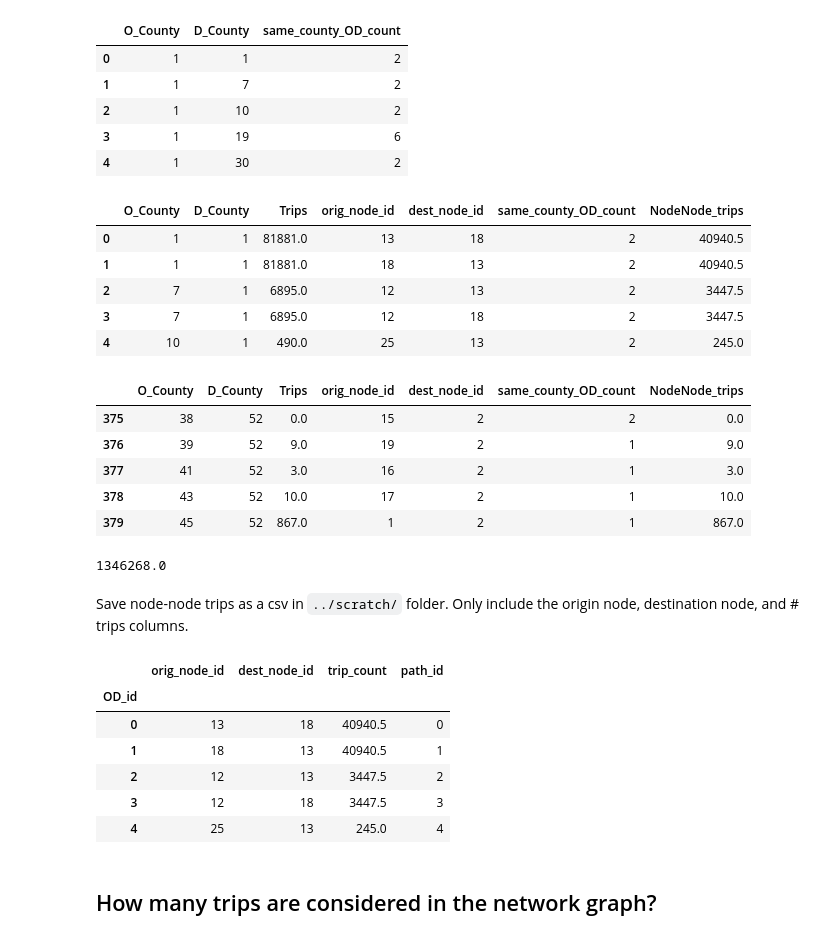
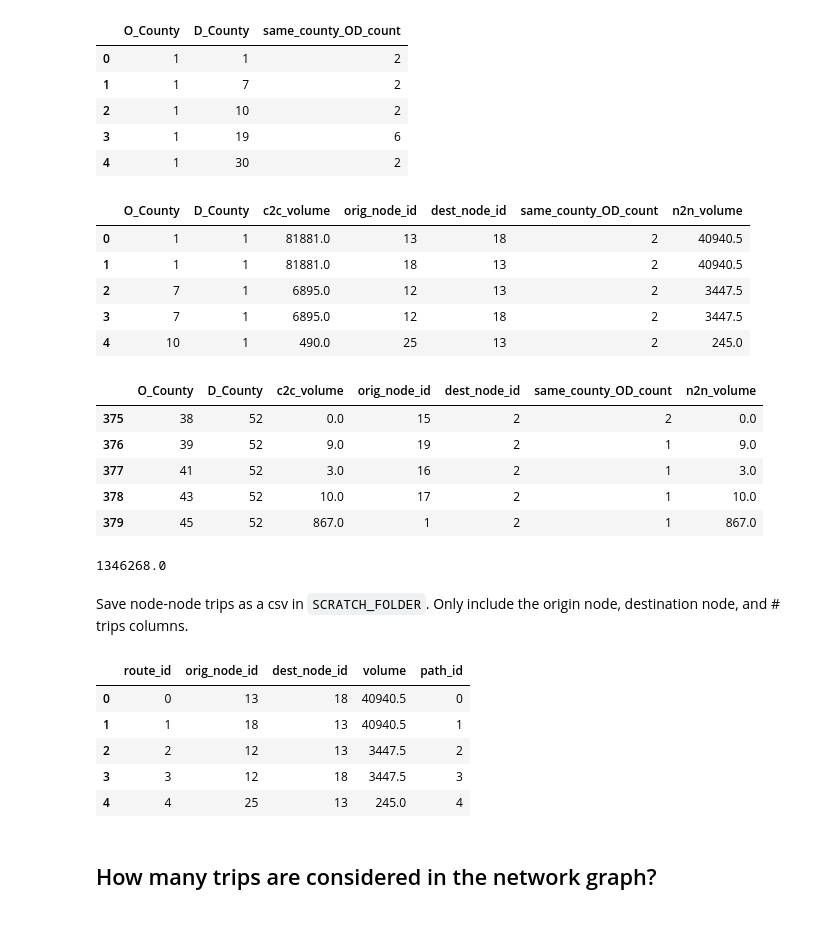
Before and after one commit to ligz08/CHIP-MDHD, a Jupyter notebook: LongHaul_module/scripts/02 County-County Trip Counts to Node-Node Trip Counts.ipynb, the cells around one changed output. Saved outputs shown, nothing was run; the diff lists cells and outputs as text; code cells hidden in the pictures.

Commit message:
Review LH module. Apply data set naming conventions, Nodes, Arcs, Routes, Paths, etc.

```diff
--- a/LongHaul_module/python/02 County-County Trip Counts to Node-Node Trip Counts.ipynb
+++ b/LongHaul_module/scripts/02 County-County Trip Counts to Node-Node Trip Counts.ipynb
@@ -208,7 +211,7 @@ nn_trips.head()
 | 5 | 7 | 1 | 6895.0 | 12 | 18 |
 | 6 | 10 | 1 | 490.0 | 25 | 13 |
 # %%
-od_count = nn_trips.groupby(['O_County', 'D_County']).size().to_frame(name='same_county_OD_count').reset_index()
+od_count = n2n_vol.groupby(['O_County', 'D_County']).size().to_frame(name='same_county_OD_count').reset_index()
 od_count.head()
 # %% [output]
 |  | O_County | D_County | same_county_OD_count |
@@ -218,4 +221,4 @@ od_count.head()
 | 3 | 1 | 19 | 6 |
 | 4 | 1 | 30 | 2 |
 # %%
-nn_trips = pd.merge(left=nn_trips, right=od_count, on=['O_County','D_County'])
+n2n_vol = pd.merge(left=n2n_vol, right=od_count, on=['O_County','D_County'])
@@ -224,42 +225,44 @@ nn_trips['NodeNode_trips'] = nn_trips['Trips']/nn_trips['same_county_OD_count']
+# %%
+n2n_vol['n2n_volume'] = n2n_vol['c2c_volume']/n2n_vol['same_county_OD_count']
 # %%
-display(nn_trips.head())
-display(nn_trips.tail())
+display(n2n_vol.head())
+display(n2n_vol.tail())
 # %% [output]
-|  | O_County | D_County | Trips | orig_node_id | dest_node_id | same_county_OD_count | NodeNode_trips |
+|  | O_County | D_County | c2c_volume | orig_node_id | dest_node_id | same_county_OD_count | n2n_volume |
 | 0 | 1 | 1 | 81881.0 | 13 | 18 | 2 | 40940.5 |
 | 1 | 1 | 1 | 81881.0 | 18 | 13 | 2 | 40940.5 |
 | 2 | 7 | 1 | 6895.0 | 12 | 13 | 2 | 3447.5 |
 | 3 | 7 | 1 | 6895.0 | 12 | 18 | 2 | 3447.5 |
 | 4 | 10 | 1 | 490.0 | 25 | 13 | 2 | 245.0 |
-|  | O_County | D_County | Trips | orig_node_id | dest_node_id | same_county_OD_count | NodeNode_trips |
+|  | O_County | D_County | c2c_volume | orig_node_id | dest_node_id | same_county_OD_count | n2n_volume |
 | 375 | 38 | 52 | 0.0 | 15 | 2 | 2 | 0.0 |
 | 376 | 39 | 52 | 9.0 | 19 | 2 | 1 | 9.0 |
 | 377 | 41 | 52 | 3.0 | 16 | 2 | 1 | 3.0 |
 | 378 | 43 | 52 | 10.0 | 17 | 2 | 1 | 10.0 |
 | 379 | 45 | 52 | 867.0 | 1 | 2 | 1 | 867.0 |
-# %%
-nn_trips['NodeNode_trips'].sum()
-# %% [output]
-1346268.0
+# %%
+n2n_vol['n2n_volume'].sum()
+# %% [output]
+1346268.0
 # %% [markdown]
-Save node-node trips as a csv in `../scratch/` folder. Only include the origin node, destination node, and # trips columns.
+Save node-node trips as a csv in `SCRATCH_FOLDER`. Only include the origin node, destination node, and # trips columns.
 # %%
-OD_info = nn_trips[['orig_node_id', 'dest_node_id', 'NodeNode_trips']].copy()
-OD_info['path_id'] = OD_info.index
-OD_info['OD_id'] = OD_info.index
-OD_info.set_index('OD_id', inplace=True)
-OD_info.rename(columns={'NodeNode_trips':'trip_count'}, inplace=True)
-OD_info.to_csv('../scratch/OD_info.csv', index=False)
+routes = n2n_vol[['orig_node_id', 'dest_node_id', 'n2n_volume']].copy()
+routes['path_id'] = routes.index
+routes['route_id'] = routes.index
+routes.set_index('route_id', inplace=True)
+routes.reset_index(inplace=True)
+routes.rename(columns={'n2n_volume':'volume'}, inplace=True)
+routes.to_csv(os.path.join(SCRATCH_FOLDER, 'Routes.csv'), index=False)
 # %%
-OD_info.head()
+routes.head()
 # %% [output]
-|  | orig_node_id | dest_node_id | trip_count | path_id |
-| OD_id |  |  |  |  |
-| 0 | 13 | 18 | 40940.5 | 0 |
-| 1 | 18 | 13 | 40940.5 | 1 |
-| 2 | 12 | 13 | 3447.5 | 2 |
-| 3 | 12 | 18 | 3447.5 | 3 |
-| 4 | 25 | 13 | 245.0 | 4 |
+|  | route_id | orig_node_id | dest_node_id | volume | path_id |
+| 0 | 0 | 13 | 18 | 40940.5 | 0 |
+| 1 | 1 | 18 | 13 | 40940.5 | 1 |
+| 2 | 2 | 12 | 13 | 3447.5 | 2 |
+| 3 | 3 | 12 | 18 | 3447.5 | 3 |
+| 4 | 4 | 25 | 13 | 245.0 | 4 |
 # %% [markdown]
 ## How many trips are considered in the network graph?
 # %%
```
Also changed, not shown: parts of 30 cells of this notebook, 53 other files.
